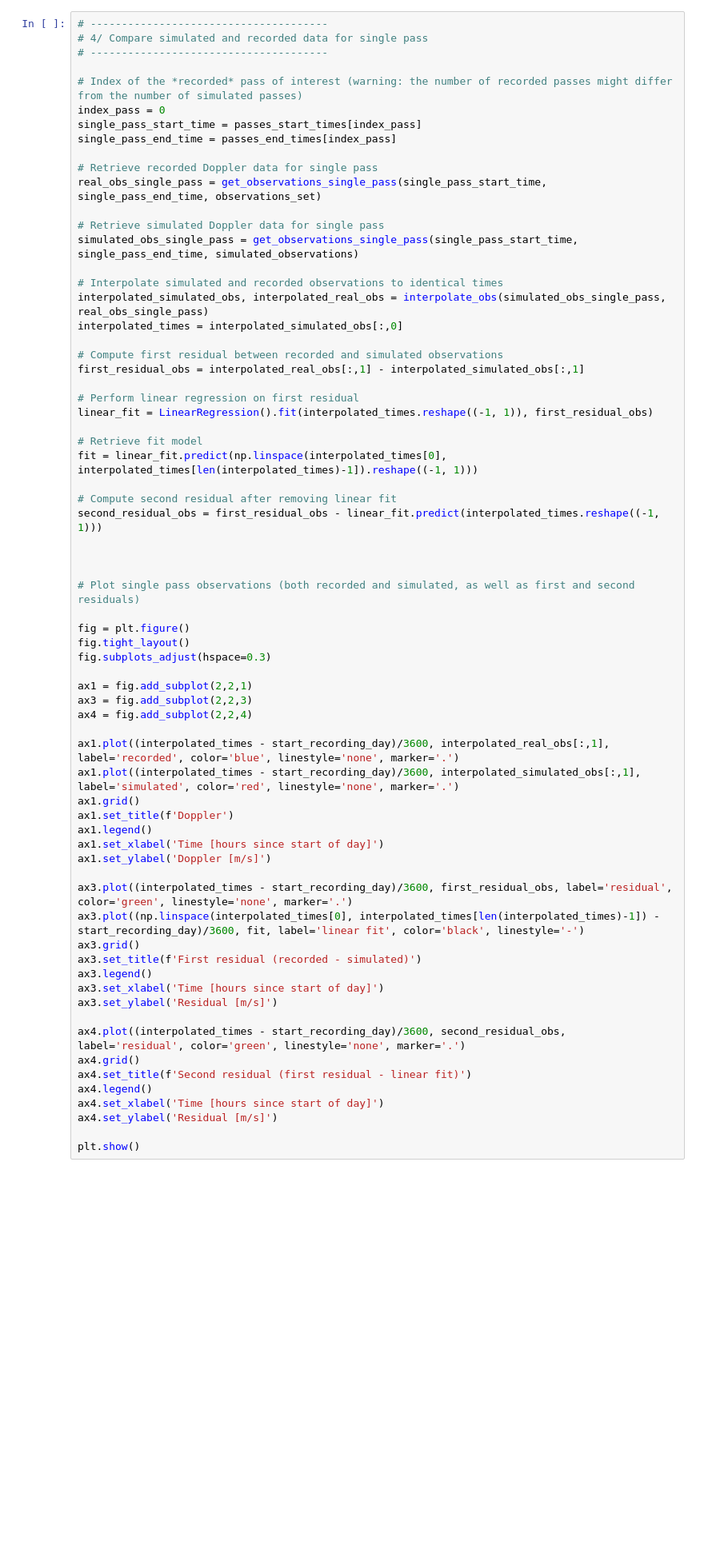
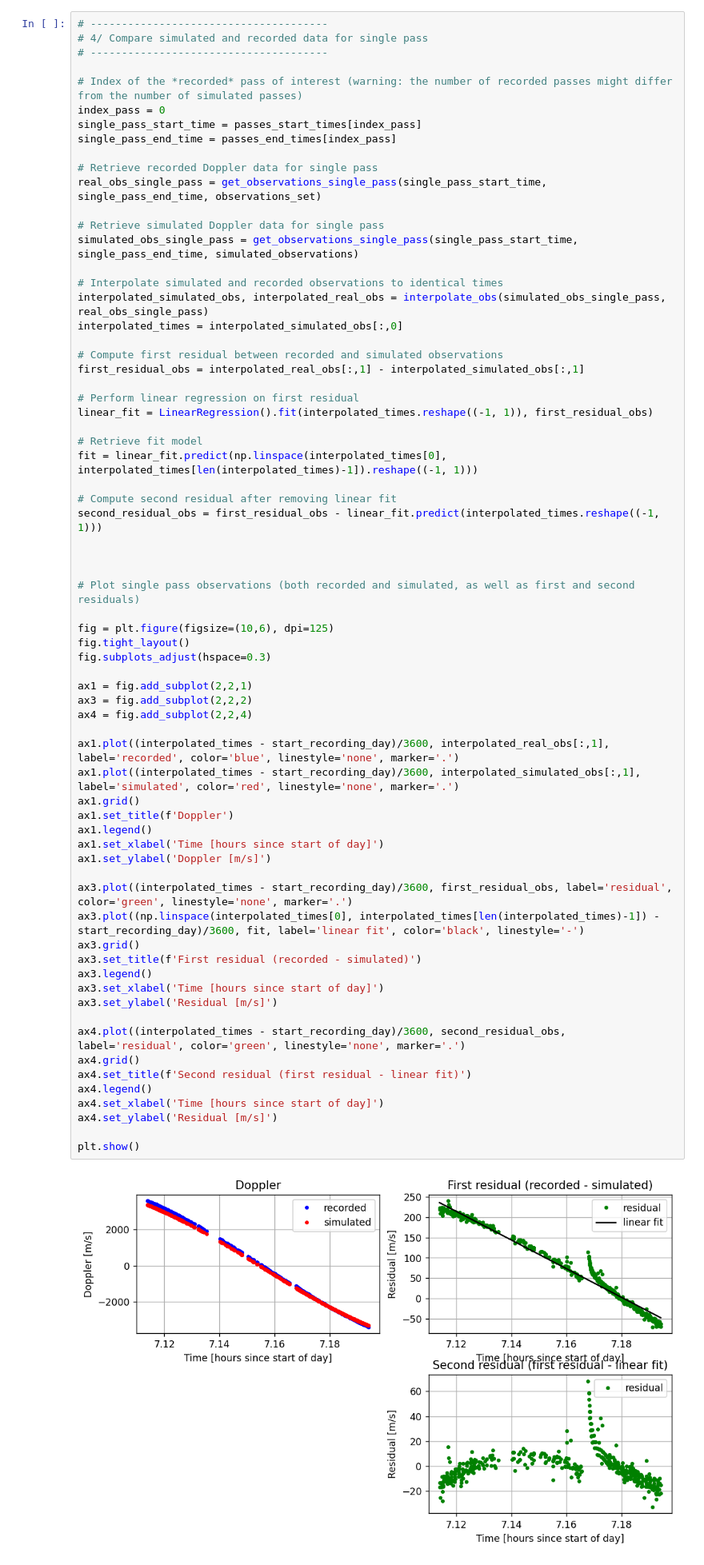
Before and after one commit to DopTrack/estimate, a Jupyter notebook: Assignment1.ipynb, the cells around one changed output. Shown at 80% size. Saved outputs shown, nothing was run; the diff lists cells and outputs as text; blank space fills up the shorter version.

```diff
--- a/Assignment1.ipynb
+++ b/Assignment1.ipynb
@@ -433,35 +435,37 @@ second_residual_obs = first_residual_obs - linear_fit.predict(interpolated_times
 
 # Plot single pass observations (both recorded and simulated, as well as first and second residuals)
 
-fig = plt.figure()
+fig = plt.figure(figsize=(10,6), dpi=125)
 fig.tight_layout()
 fig.subplots_adjust(hspace=0.3)
 
 ax1 = fig.add_subplot(2,2,1)
-ax3 = fig.add_subplot(2,2,3)
+ax3 = fig.add_subplot(2,2,2)
 ax4 = fig.add_subplot(2,2,4)
 
 ax1.plot((interpolated_times - start_recording_day)/3600, interpolated_real_obs[:,1], label='recorded', color='blue', linestyle='none', marker='.')
 ax1.plot((interpolated_times - start_recording_day)/3600, interpolated_simulated_obs[:,1], label='simulated', color='red', linestyle='none', marker='.')
 ax1.grid()
 ax1.set_title(f'Doppler')
 ax1.legend()
 ax1.set_xlabel('Time [hours since start of day]')
 ax1.set_ylabel('Doppler [m/s]')
 
 ax3.plot((interpolated_times - start_recording_day)/3600, first_residual_obs, label='residual', color='green', linestyle='none', marker='.')
 ax3.plot((np.linspace(interpolated_times[0], interpolated_times[len(interpolated_times)-1]) - start_recording_day)/3600, fit, label='linear fit', color='black', linestyle='-')
 ax3.grid()
 ax3.set_title(f'First residual (recorded - simulated)')
 ax3.legend()
 ax3.set_xlabel('Time [hours since start of day]')
 ax3.set_ylabel('Residual [m/s]')
 
 ax4.plot((interpolated_times - start_recording_day)/3600, second_residual_obs, label='residual', color='green', linestyle='none', marker='.')
 ax4.grid()
 ax4.set_title(f'Second residual (first residual - linear fit)')
 ax4.legend()
 ax4.set_xlabel('Time [hours since start of day]')
 ax4.set_ylabel('Residual [m/s]')
 
 plt.show()
+# %% [output]
+[figure, added]
```
Also changed, not shown: parts of 6 cells of this notebook.
